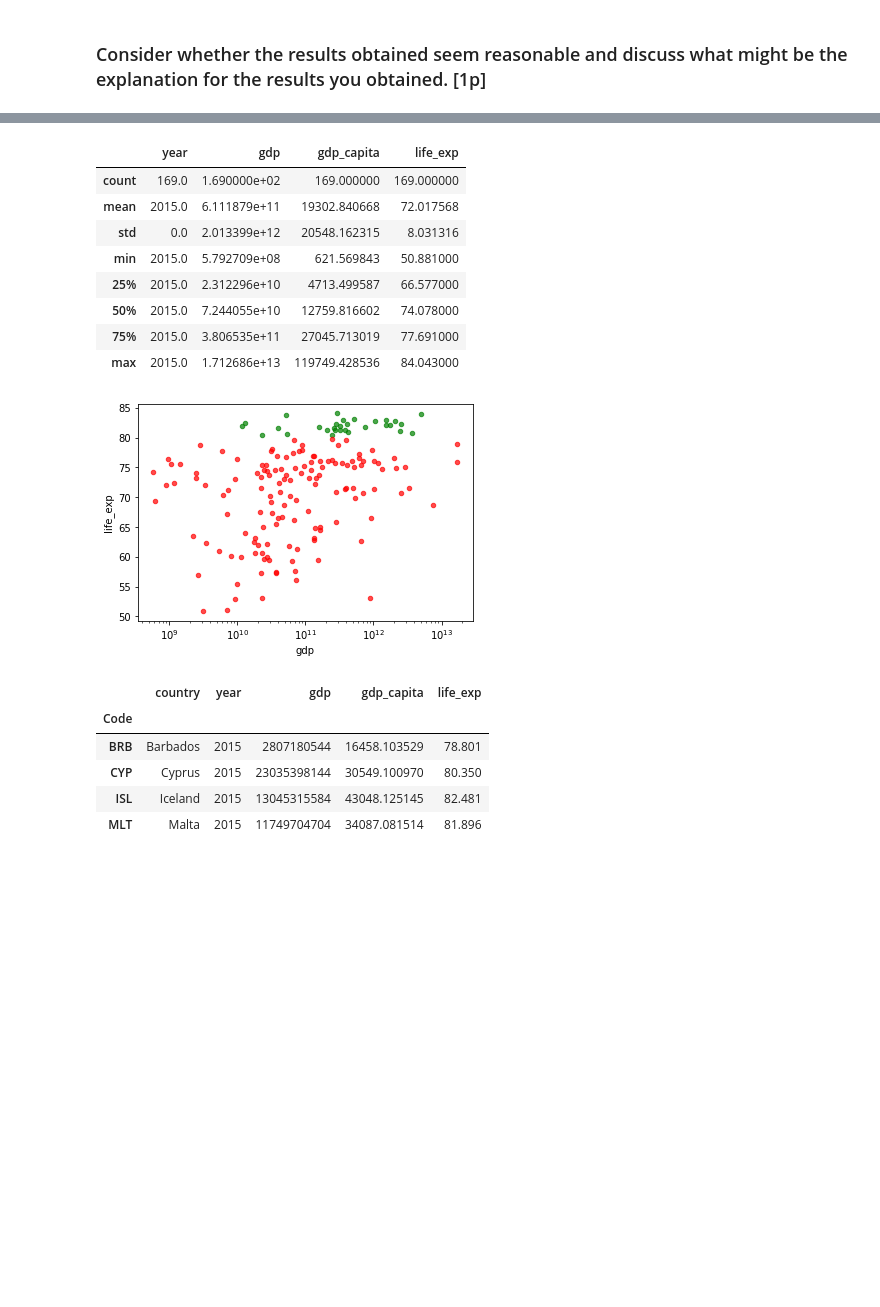
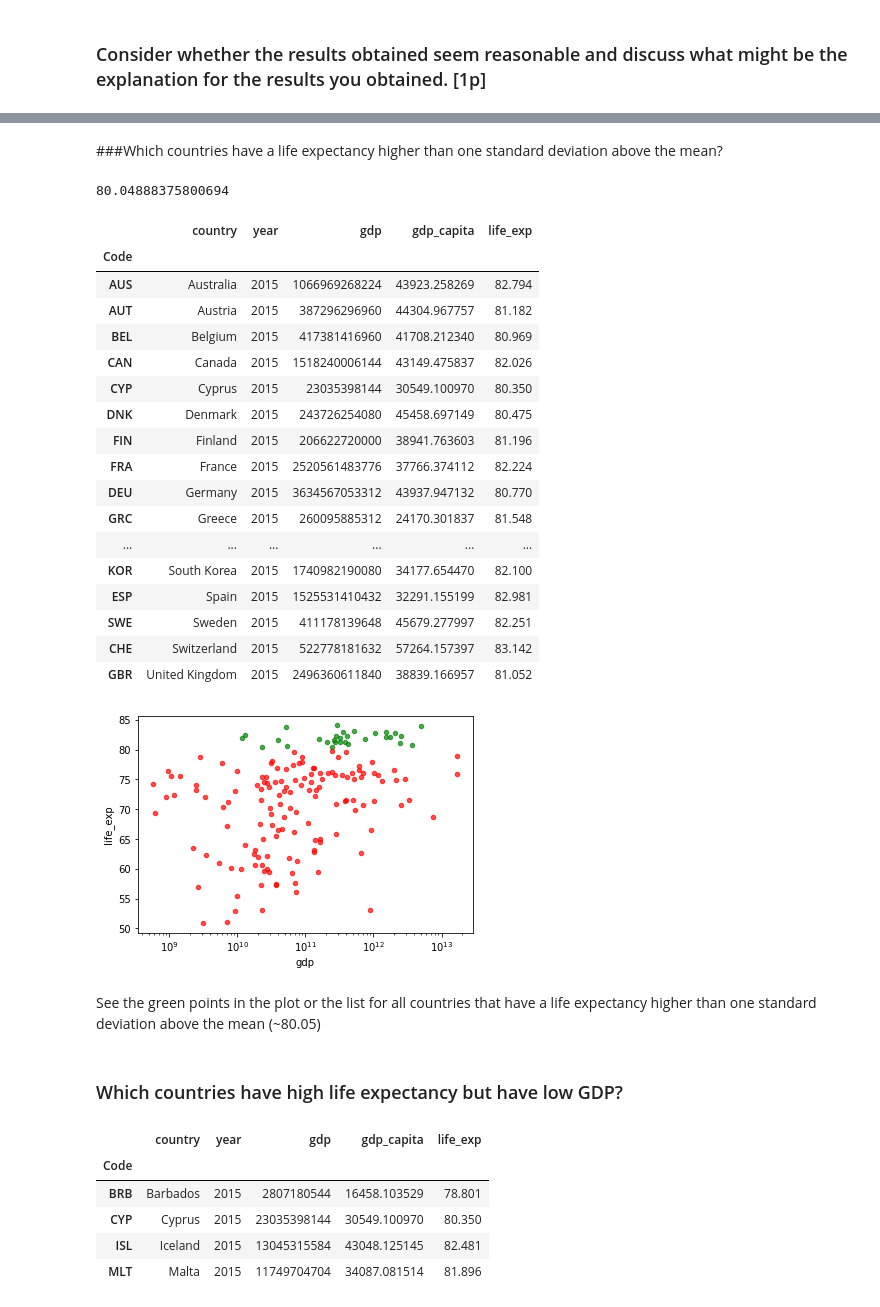
Before and after one commit to jerge/DAT405-DSC, a Jupyter notebook: Lab1.ipynb, the cells around one changed output, grey strips where cells are left out. Saved outputs shown, nothing was run; the diff lists cells and outputs as text; code cells hidden in the pictures; blank space fills up the shorter version.

```diff
--- a/Lab1.ipynb
+++ b/Lab1.ipynb
@@ -18,12 +20,12 @@ import matplotlib.pyplot as plt
 import pandas as pd
 import matplotlib.pyplot as plt
 
+GdpPerCap = pd.read_csv("/content/drive/My Drive/DAT405/gdp-per-capita-worldbank.csv")
+LifeExpect = pd.read_csv("/content/drive/My Drive/DAT405/life-expectancy.csv")
+NatGdp = pd.read_csv("/content/drive/My Drive/DAT405/national-gdp.csv")
 
-GdpPerCap = pd.read_csv("gdp-per-capita-worldbank.csv")
-LifeExpect = pd.read_csv("life-expectancy.csv")
-NatGdp = pd.read_csv("national-gdp.csv")
-
-countries = NatGdp.merge(GdpPerCap, on=["Entity", "Code", "Year"]).merge(LifeExpect, on=["Entity", "Code", "Year"])
+# Data merging & cleaning
+countries = NatGdp.merge(GdpPerCap).merge(LifeExpect)
 countries = countries[countries.Year == 2015]
 
 countries = countries.set_index("Code")
@@ -62,26 +67,42 @@ Almost all outliers are a result of the country being pretty poor and then findi
+# %% [markdown]
+###Which countries have a life expectancy higher than one standard deviation above the mean?
 # %%
 #d
 stdevs = countries.std(axis = 0)
 means = countries.mean(axis = 0)
 highLifeExp = countries[countries.life_exp > stdevs.life_exp + means.life_exp]
 lowLifeExp = countries[countries.life_exp <= stdevs.life_exp + means.life_exp]
 
 fig, ax = plt.subplots()
 highLifeExp.plot.scatter(x="gdp",y="life_exp", alpha=0.7,logx=True, ax=ax, color='g')
 lowLifeExp.plot.scatter(x="gdp",y="life_exp",alpha=0.7,logx=True, ax=ax, color='r')
 
-countries.describe()
+highLifeExp
 # %% [output]
+80.04888375800694
-|  | year | gdp | gdp_capita | life_exp |
-| count | 169.0 | 1.690000e+02 | 169.000000 | 169.000000 |
-| mean | 2015.0 | 6.111879e+11 | 19302.840668 | 72.017568 |
-| std | 0.0 | 2.013399e+12 | 20548.162315 | 8.031316 |
-| min | 2015.0 | 5.792709e+08 | 621.569843 | 50.881000 |
-| 25% | 2015.0 | 2.312296e+10 | 4713.499587 | 66.577000 |
-| 50% | 2015.0 | 7.244055e+10 | 12759.816602 | 74.078000 |
-| 75% | 2015.0 | 3.806535e+11 | 27045.713019 | 77.691000 |
-| max | 2015.0 | 1.712686e+13 | 119749.428536 | 84.043000 |
+|  | country | year | gdp | gdp_capita | life_exp |
+| Code |  |  |  |  |  |
+| AUS | Australia | 2015 | 1066969268224 | 43923.258269 | 82.794 |
+| AUT | Austria | 2015 | 387296296960 | 44304.967757 | 81.182 |
+| BEL | Belgium | 2015 | 417381416960 | 41708.212340 | 80.969 |
+| CAN | Canada | 2015 | 1518240006144 | 43149.475837 | 82.026 |
+| CYP | Cyprus | 2015 | 23035398144 | 30549.100970 | 80.350 |
+| DNK | Denmark | 2015 | 243726254080 | 45458.697149 | 80.475 |
+| FIN | Finland | 2015 | 206622720000 | 38941.763603 | 81.196 |
+| FRA | France | 2015 | 2520561483776 | 37766.374112 | 82.224 |
+| DEU | Germany | 2015 | 3634567053312 | 43937.947132 | 80.770 |
+| GRC | Greece | 2015 | 260095885312 | 24170.301837 | 81.548 |
+| ... | ... | ... | ... | ... | ... |
+| KOR | South Korea | 2015 | 1740982190080 | 34177.654470 | 82.100 |
+| ESP | Spain | 2015 | 1525531410432 | 32291.155199 | 82.981 |
+| SWE | Sweden | 2015 | 411178139648 | 45679.277997 | 82.251 |
+| CHE | Switzerland | 2015 | 522778181632 | 57264.157397 | 83.142 |
+| GBR | United Kingdom | 2015 | 2496360611840 | 38839.166957 | 81.052 |
 [figure]
+# %% [markdown]
+See the green points in the plot or the list for all countries that have a life expectancy higher than one standard deviation above the mean (~80.05)
+# %% [markdown]
+### Which countries have high life expectancy but have low GDP?
 # %%
 #e
 fig, ax = plt.subplots()
```
Also changed, not shown: parts of 20 cells of this notebook.
